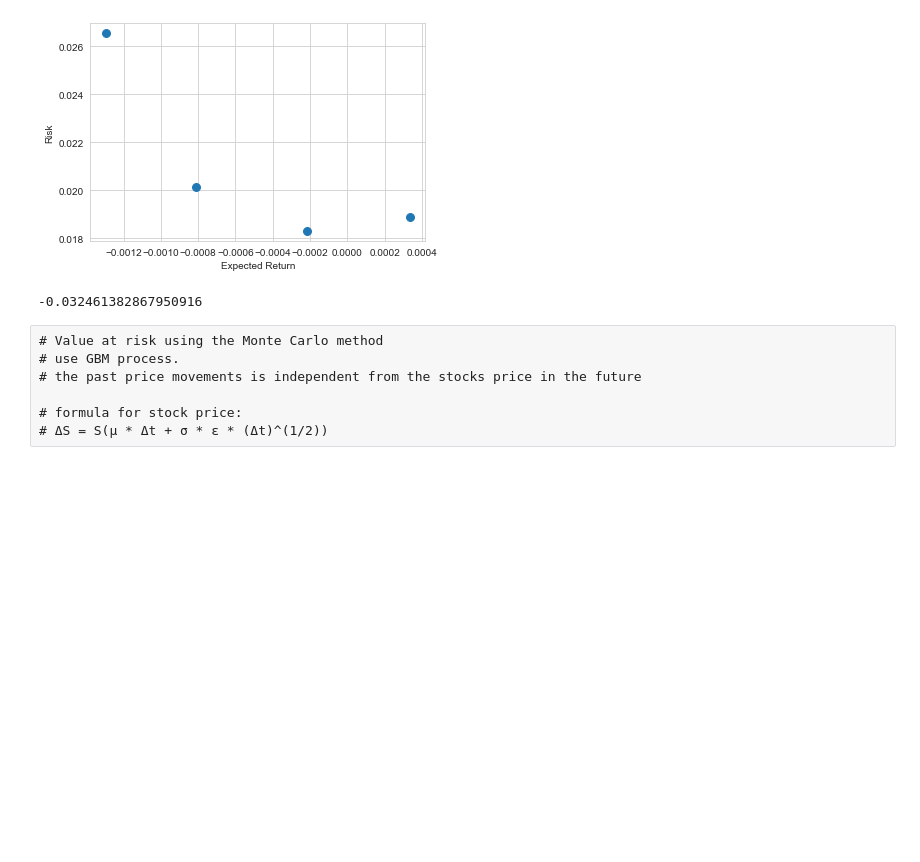
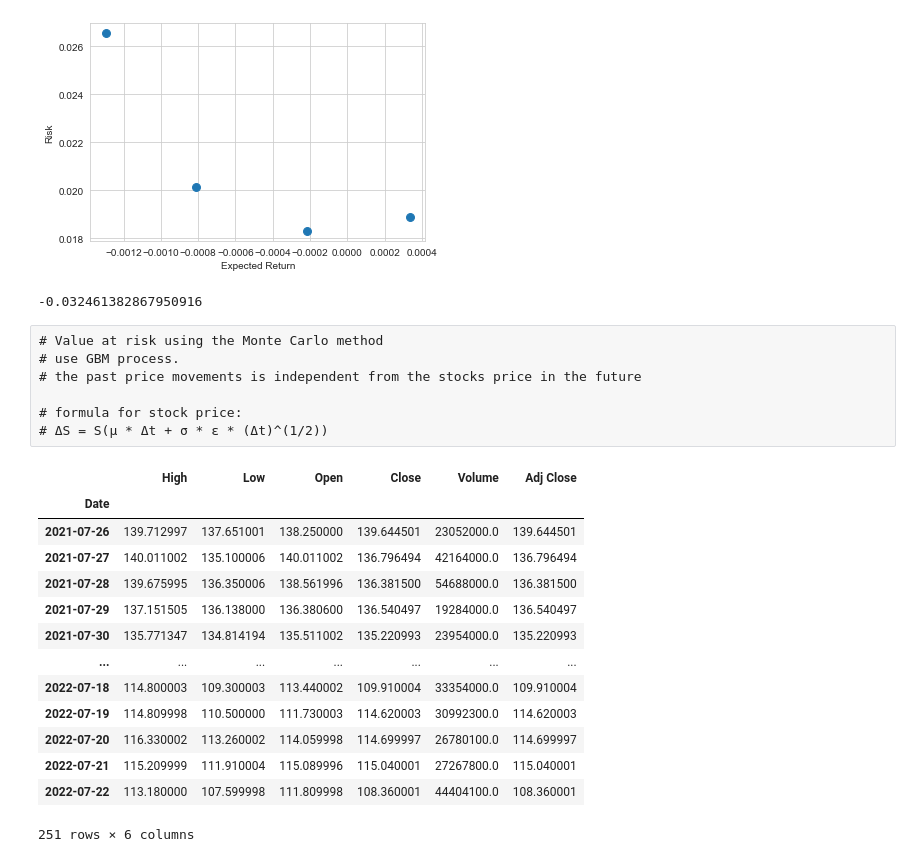
Before and after one commit to jry62/Stock_Market_Analysis, a Jupyter notebook: Stock_Market_Analysis_Project.ipynb, the cells around one changed output. Drawn from its saved outputs; the diff is of its cells as text; code cells hidden in the pictures; blank space fills up the shorter version.

```diff
--- a/Stock_Market_Analysis_Project.ipynb
+++ b/Stock_Market_Analysis_Project.ipynb
@@ -285,0 +305,17 @@ sigma = rets.std()['GOOG']
+# %%
+GOOG
+# %% [output]
+|  | High | Low | Open | Close | Volume | Adj Close |
+| Date |  |  |  |  |  |  |
+| 2021-07-26 | 139.712997 | 137.651001 | 138.250000 | 139.644501 | 23052000.0 | 139.644501 |
+| 2021-07-27 | 140.011002 | 135.100006 | 140.011002 | 136.796494 | 42164000.0 | 136.796494 |
+| 2021-07-28 | 139.675995 | 136.350006 | 138.561996 | 136.381500 | 54688000.0 | 136.381500 |
+| 2021-07-29 | 137.151505 | 136.138000 | 136.380600 | 136.540497 | 19284000.0 | 136.540497 |
+| 2021-07-30 | 135.771347 | 134.814194 | 135.511002 | 135.220993 | 23954000.0 | 135.220993 |
+| ... | ... | ... | ... | ... | ... | ... |
+| 2022-07-18 | 114.800003 | 109.300003 | 113.440002 | 109.910004 | 33354000.0 | 109.910004 |
+| 2022-07-19 | 114.809998 | 110.500000 | 111.730003 | 114.620003 | 30992300.0 | 114.620003 |
+| 2022-07-20 | 116.330002 | 113.260002 | 114.059998 | 114.699997 | 26780100.0 | 114.699997 |
+| 2022-07-21 | 115.209999 | 111.910004 | 115.089996 | 115.040001 | 27267800.0 | 115.040001 |
+| 2022-07-22 | 113.180000 | 107.599998 | 111.809998 | 108.360001 | 44404100.0 | 108.360001 |
+251 rows × 6 columns
```
Also changed, not shown: parts of 2 cells of this notebook.
